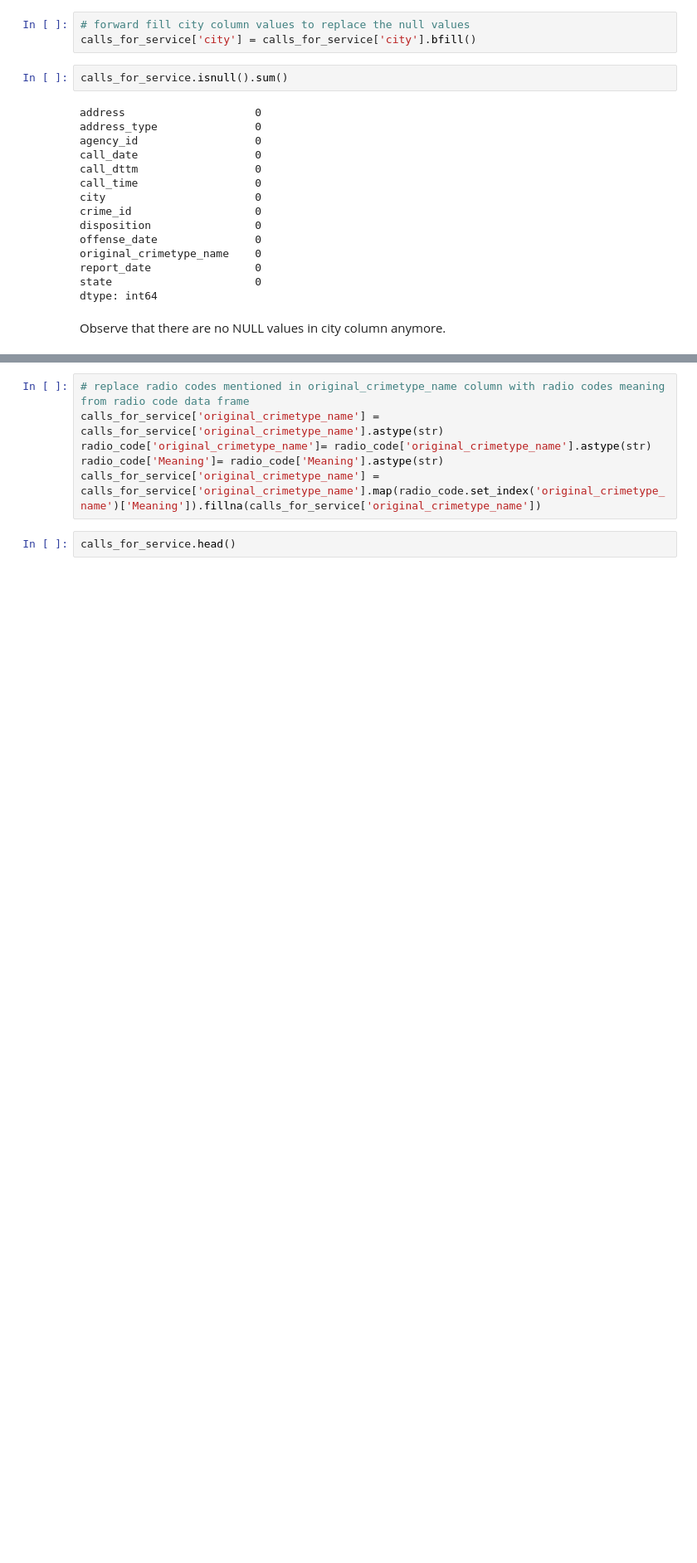
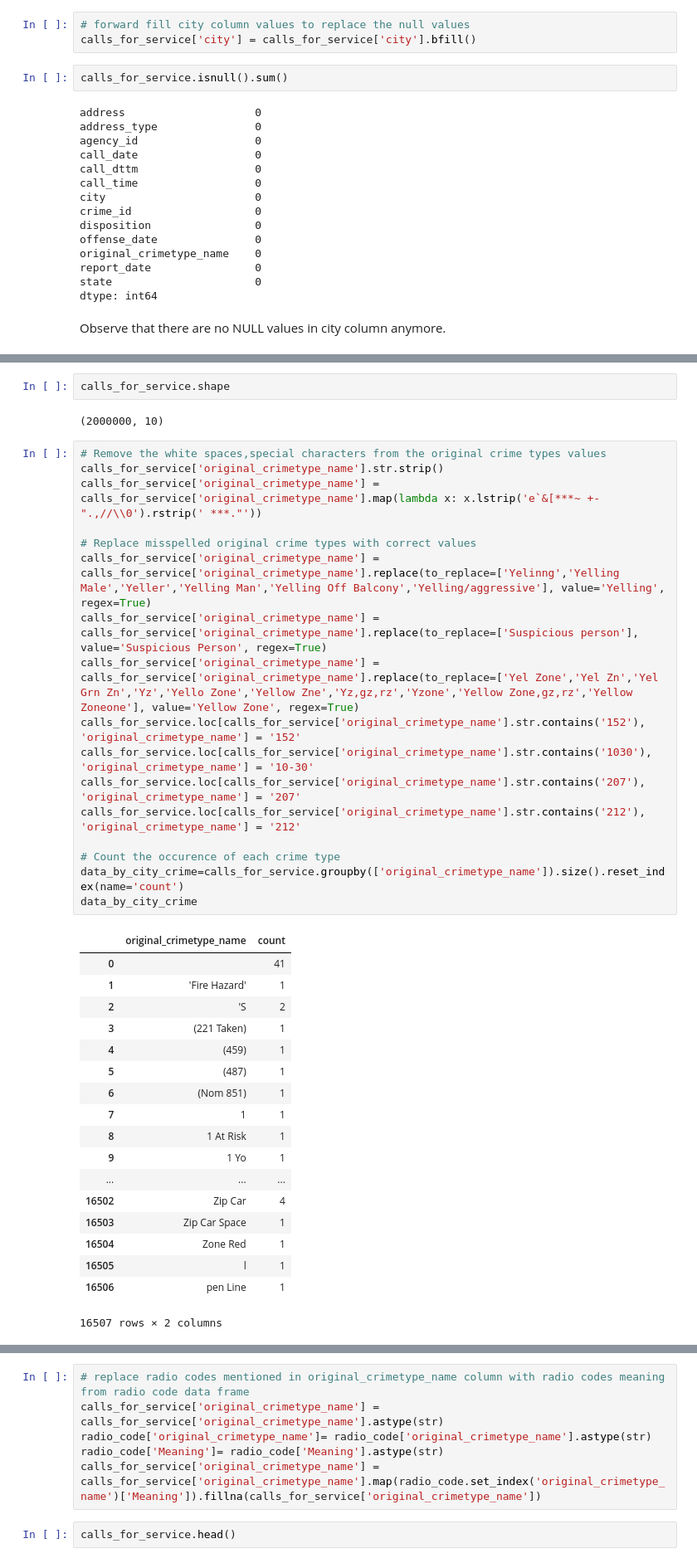
Before and after one commit to sim-patil/Capstone_project_1, a Jupyter notebook: CapstoneProject1- data wrangling.ipynb, the cells around one changed output, grey strips where cells are left out. Shown at 83% size. Drawn from its saved outputs; the diff is of its cells as text; blank space fills up the shorter version.

```diff
--- a/CapstoneProject1- data wrangling.ipynb
+++ b/CapstoneProject1- data wrangling.ipynb
@@ -101,0 +101,40 @@ calls_for_service['call_dttm'] = pd.to_datetime(calls_for_service['call_dttm'])
+# %%
+calls_for_service.shape
+# %% [output]
+(2000000, 10)
+# %%
+# Remove the white spaces,special characters from the original crime types values
+calls_for_service['original_crimetype_name'].str.strip()
+calls_for_service['original_crimetype_name'] = calls_for_service['original_crimetype_name'].map(lambda x: x.lstrip('e`&[***~ +-".,//\\0').rstrip(' ***."'))
+
+# Replace misspelled original crime types with correct values
+calls_for_service['original_crimetype_name'] = calls_for_service['original_crimetype_name'].replace(to_replace=['Yelinng','Yelling Male','Yeller','Yelling Man','Yelling Off Balcony','Yelling/aggressive'], value='Yelling', regex=True)
+calls_for_service['original_crimetype_name'] = calls_for_service['original_crimetype_name'].replace(to_replace=['Suspicious person'], value='Suspicious Person', regex=True)
+calls_for_service['original_crimetype_name'] = calls_for_service['original_crimetype_name'].replace(to_replace=['Yel Zone','Yel Zn','Yel Grn Zn','Yz','Yello Zone','Yellow Zne','Yz,gz,rz','Yzone','Yellow Zone,gz,rz','Yellow Zoneone'], value='Yellow Zone', regex=True)
+calls_for_service.loc[calls_for_service['original_crimetype_name'].str.contains('152'), 'original_crimetype_name'] = '152'
+calls_for_service.loc[calls_for_service['original_crimetype_name'].str.contains('1030'), 'original_crimetype_name'] = '10-30'
+calls_for_service.loc[calls_for_service['original_crimetype_name'].str.contains('207'), 'original_crimetype_name'] = '207'
+calls_for_service.loc[calls_for_service['original_crimetype_name'].str.contains('212'), 'original_crimetype_name'] = '212'
+
+# Count the occurence of each crime type
+data_by_city_crime=calls_for_service.groupby(['original_crimetype_name']).size().reset_index(name='count')
+data_by_city_crime
+# %% [output]
+|  | original_crimetype_name | count |
+| 0 |  | 41 |
+| 1 | 'Fire Hazard' | 1 |
+| 2 | 'S | 2 |
+| 3 | (221 Taken) | 1 |
+| 4 | (459) | 1 |
+| 5 | (487) | 1 |
+| 6 | (Nom 851) | 1 |
+| 7 | 1 | 1 |
+| 8 | 1 At Risk | 1 |
+| 9 | 1 Yo | 1 |
+| ... | ... | ... |
+| 16502 | Zip Car | 4 |
+| 16503 | Zip Car Space | 1 |
+| 16504 | Zone Red | 1 |
+| 16505 | l | 1 |
+| 16506 | pen Line | 1 |
+16507 rows × 2 columns
```
Also changed, not shown: parts of 14 cells of this notebook.
